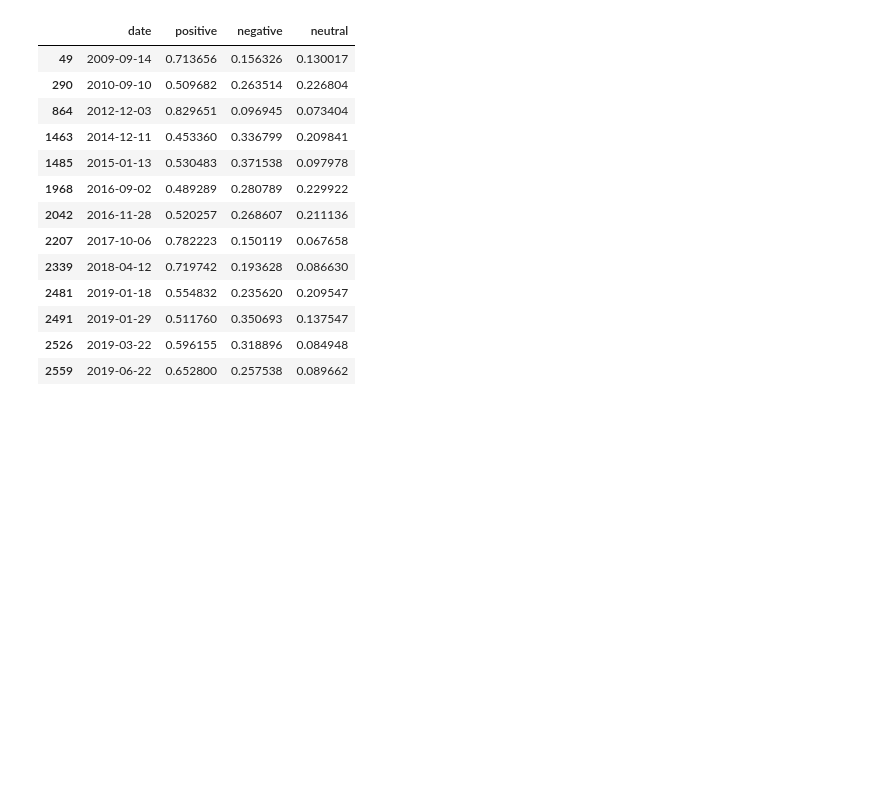
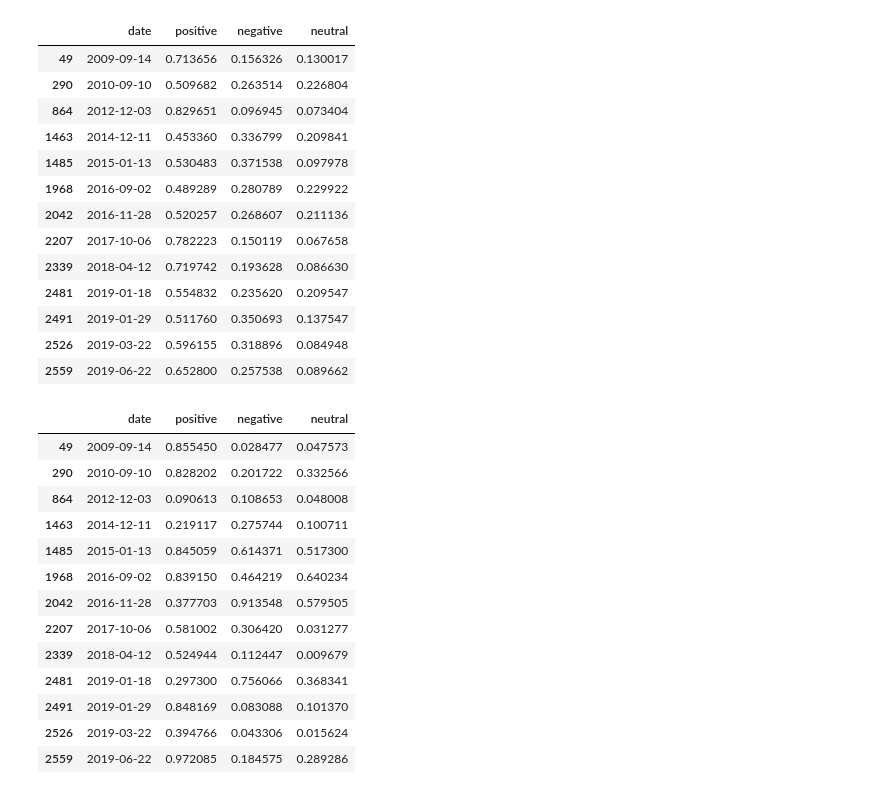
Before and after one commit to aLehav/Olami, a Jupyter notebook: SentimentDetection.ipynb, the cells around one changed output. Drawn from its saved outputs; the diff is of its cells as text; code cells hidden in the pictures; blank space fills up the shorter version.

```diff
--- a/SentimentDetection.ipynb
+++ b/SentimentDetection.ipynb
@@ -172,6 +204,24 @@ Working with new text.
 # %%
 
 df[['date','positive','negative','neutral']].to_csv('base_sentiment_results.csv')
+# %%
+df = pd.read_csv('hypothesis_sentiment_results.csv',index_col=0)
+df
+# %% [output]
+|  | date | positive | negative | neutral |
+| 49 | 2009-09-14 | 0.855450 | 0.028477 | 0.047573 |
+| 290 | 2010-09-10 | 0.828202 | 0.201722 | 0.332566 |
+| 864 | 2012-12-03 | 0.090613 | 0.108653 | 0.048008 |
+| 1463 | 2014-12-11 | 0.219117 | 0.275744 | 0.100711 |
+| 1485 | 2015-01-13 | 0.845059 | 0.614371 | 0.517300 |
+| 1968 | 2016-09-02 | 0.839150 | 0.464219 | 0.640234 |
+| 2042 | 2016-11-28 | 0.377703 | 0.913548 | 0.579505 |
+| 2207 | 2017-10-06 | 0.581002 | 0.306420 | 0.031277 |
+| 2339 | 2018-04-12 | 0.524944 | 0.112447 | 0.009679 |
+| 2481 | 2019-01-18 | 0.297300 | 0.756066 | 0.368341 |
+| 2491 | 2019-01-29 | 0.848169 | 0.083088 | 0.101370 |
+| 2526 | 2019-03-22 | 0.394766 | 0.043306 | 0.015624 |
+| 2559 | 2019-06-22 | 0.972085 | 0.184575 | 0.289286 |
 # %%
 import matplotlib.pyplot as plt
 
```
Also changed, not shown: parts of 6 cells of this notebook, 4 other files.
